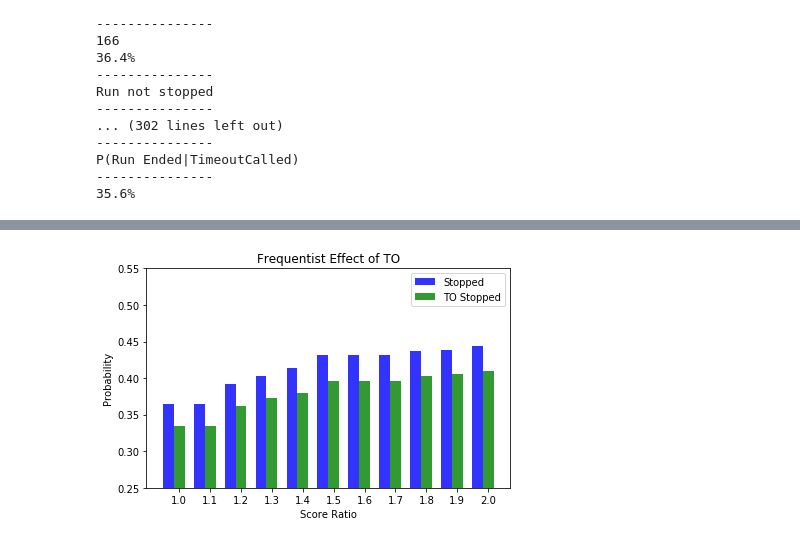
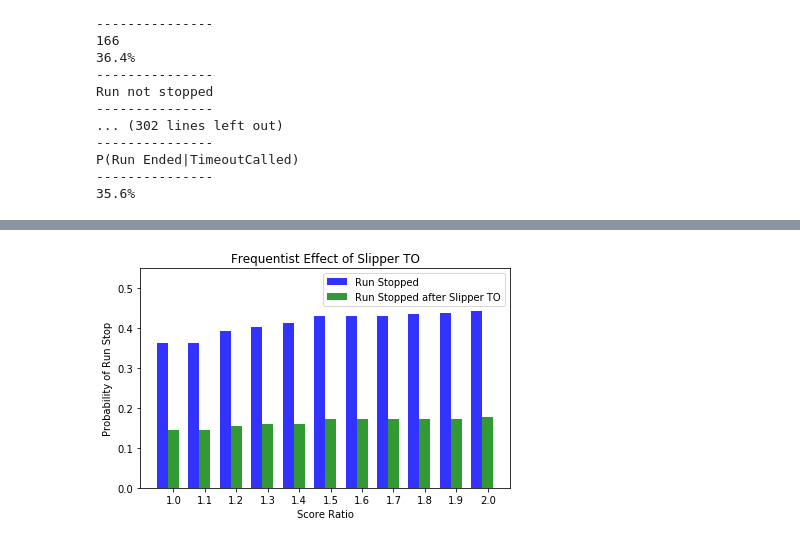
Before and after one commit to mattfred10/Timeout-Analyzer, a Jupyter notebook: Run Analyzer.ipynb, the cells around one changed output, grey strips where cells are left out. Drawn from its saved outputs; the diff is of its cells as text; code cells hidden in the pictures.

```diff
--- a/Run Analyzer.ipynb
+++ b/Run Analyzer.ipynb
@@ -510,8 +536,10 @@ and P(Run Not Ended) = probability that the run did not end.
 # %%
 score_ratio_list = []
 bayes_probs = []
+slipper_bayes_probs = []
 runs_stopped_probs = []
 runs_stopped_to_probs = []
+slipper_runs_stopped_to_probs = []
 
 for stop in different_stop_criteria:
     score_ratio = stop[0]
@@ -611,6 +639,14 @@ for stop in different_stop_criteria:
 
     bayes_prob = (PTRS_RS)/(PTRS_RS + PTRNS_TRNS)
 
+    slipper_PT_RS = slipper_timeout_and_run_stopped/(slipper_timeout_and_run_stopped + slipper_timeout_and_run_not_stopped)
+    slipper_PT_RNS = slipper_timeout_and_run_not_stopped/(slipper_timeout_and_run_stopped + slipper_timeout_and_run_not_stopped)
+    slipper_PTRS_RS = slipper_PT_RS * PRS
+    slipper_PTRNS_TRNS = slipper_PT_RNS * PRNS
+    slipper_bayes_prob = (slipper_PTRS_RS)/(slipper_PTRS_RS + slipper_PTRNS_TRNS)
+
+
+
 
     print('\n+++++++++++++++')
     print('Score ratio')
@@ -643,9 +679,14 @@ for stop in different_stop_criteria:
 
 
     score_ratio_list.append(score_ratio)
+
+    runs_stopped_probs.append(PRS)
+
+    runs_stopped_to_probs.append(PT_RS)
+    slipper_runs_stopped_to_probs.append(slipper_PT_RS)
+
     bayes_probs.append(bayes_prob)
-    runs_stopped_probs.append(PRS)
-    runs_stopped_to_probs.append(PT_RS)
+    slipper_bayes_probs.append(slipper_bayes_prob)
 # %% [output]
 +++++++++++++++
 Score ratio
@@ -675,28 +770,30 @@ plt.show()
 # %%
 n_groups = 11
 fig, ax = plt.subplots()
 index = np.arange(n_groups)
 bar_width = 0.35
 opacity = 0.8
 
 rects1 = plt.bar(index, runs_stopped_probs, bar_width,
                  alpha=opacity,
                  color='b',
-                 label='Stopped')
+                 label='Run Stopped')
 
-rects2 = plt.bar(index + bar_width, runs_stopped_to_probs, bar_width,
+rects2 = plt.bar(index + bar_width, slipper_runs_stopped_to_probs, bar_width,
                  alpha=opacity,
                  color='g',
-                 label='TO Stopped')
+                 label='Run Stopped after Slipper TO')
 
 plt.xlabel('Score Ratio')
-plt.ylabel('Probability')
-plt.title('Frequentist Effect of TO')
+plt.ylabel('Probability of Run Stop')
+plt.title('Frequentist Effect of Slipper TO')
 plt.xticks(index + bar_width, ('1.0', '1.1', '1.2', '1.3', '1.4', '1.5', '1.6', '1.7', '1.8', '1.9', '2.0'))
 plt.legend()
 
-plt.ylim([0.25,0.55])
+plt.ylim([0.0,0.55])
 plt.tight_layout()
 plt.show()
+
+# Plot showing that for all score ratios, the liklihood of a run stopping decreases when a timeout is called.
 # %% [output]
-[figure, old version]
+[figure, new version]
```
Also changed, not shown: parts of 21 cells of this notebook, 1 other file.
